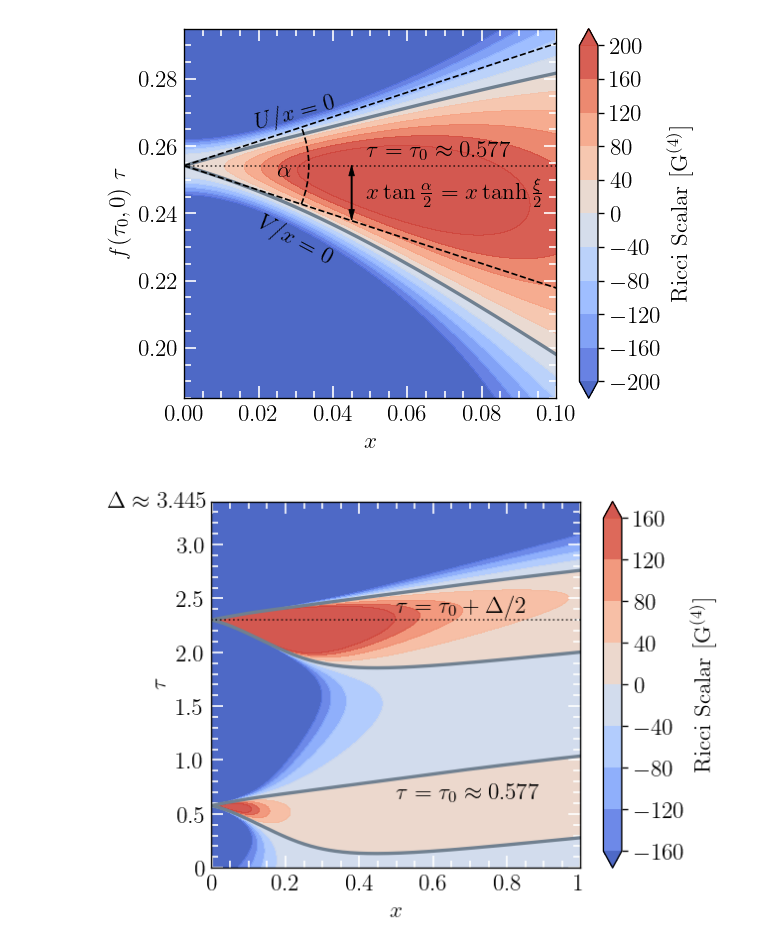
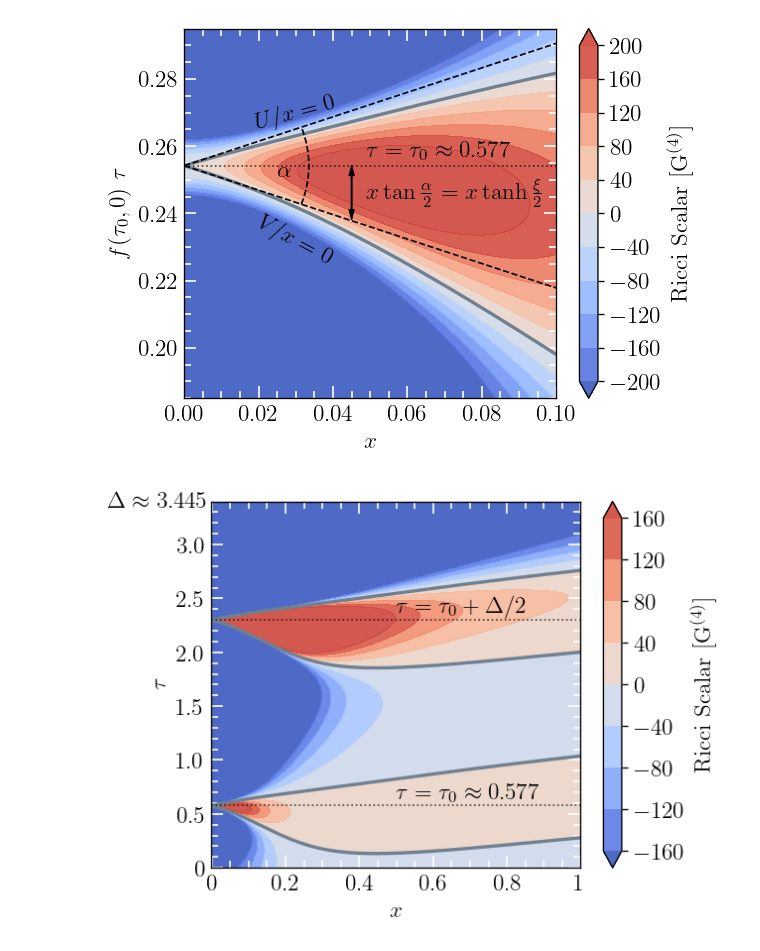
Before and after one commit to flecker96/critcoll_anyD, a Jupyter notebook: plots/SpacetimeCrystalFE.ipynb, the cells around one changed output. Drawn from its saved outputs; the diff is of its cells as text; code cells hidden in the pictures.

```diff
--- a/plots/SpacetimeCrystalFE.ipynb
+++ b/plots/SpacetimeCrystalFE.ipynb
@@ -632,34 +632,34 @@ open_cmap = ListedColormap(cmap)
 
 # Set colors for "under" and "over" values
 open_cmap.set_under('#3B59C0')  # Color for values below the lowest level
 open_cmap.set_over('#cf463d')     # Color for values above the highest level
 
 # BoundaryNorm for color mapping
 norm = BoundaryNorm(levels, open_cmap.N, extend='both')
 
 # Add filled contours with the extended colormap
 contourf = ax.contourf(X, Y, Z_clipped, levels=levels, cmap=open_cmap, extend='both', norm=norm, alpha=0.9)
-
+#ax.contour(X, Y, Z_clipped, levels=[0], colors="slategrey", linewidths=2)
 #\tau = \tau_0 line
-ax.axhline(y=scale*branch3[0,1], color='black', linestyle=':', linewidth=1,zorder=2,alpha=0.7)
-ax.axhline(y=scale*branch3[0,1]+3.445/2, color='black', linestyle=':', linewidth=1,zorder=2,alpha=0.7)
+ax.axhline(y=scale*0.577, color='black', linestyle=':', linewidth=1,zorder=2,alpha=0.7)
+ax.axhline(y=scale*0.577+3.445/2, color='black', linestyle=':', linewidth=1,zorder=2,alpha=0.7)
 
 ax.text(0.5, 0.65, r'$\tau=\tau_0\approx 0.577$', color="black", fontsize=14)
 ax.text(0.5, 2.37, r'$\tau=\tau_0+\Delta /2$', color="black", fontsize=14)
 
 # Add a color bar
 cbar = fig.colorbar(contourf, ax=ax, extend='both', ticks=levels)
 cbar.set_label(r'$\rm Ricci~Scalar~[G^{(4)}]$', labelpad=3)
 
 ax.text(-0.28, f0 * 3.4, r'$\Delta\approx 3.445$', transform=ax.get_yaxis_transform(), ha='left', va='center')
 
 ax.set_xlabel(r'$x$')
 ax.set_ylabel(r'$\tau$')
 
 
 
 plt.savefig("Fig2FE.pdf",dpi=200,bbox_inches='tight')
 
 #plt.show()
 # %% [output]
-[figure, old version]
+[figure, new version]
```
Also changed, not shown: 4 other files.
